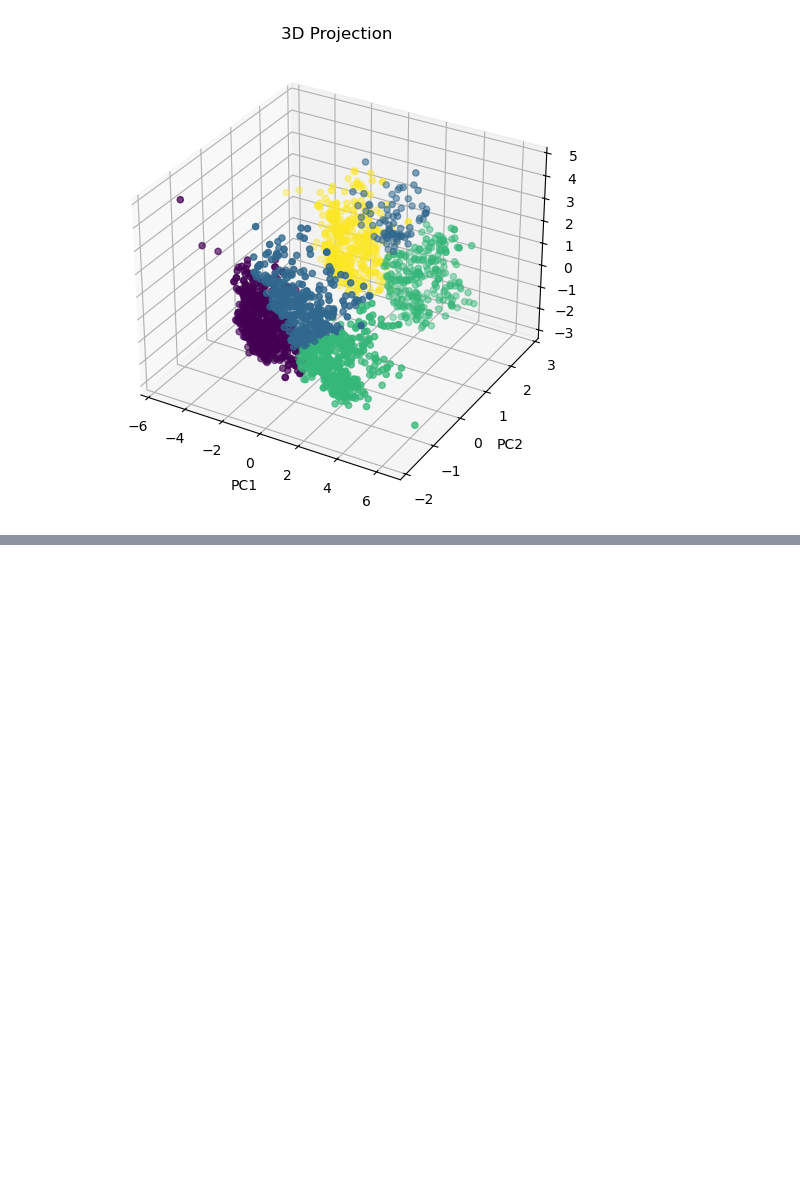
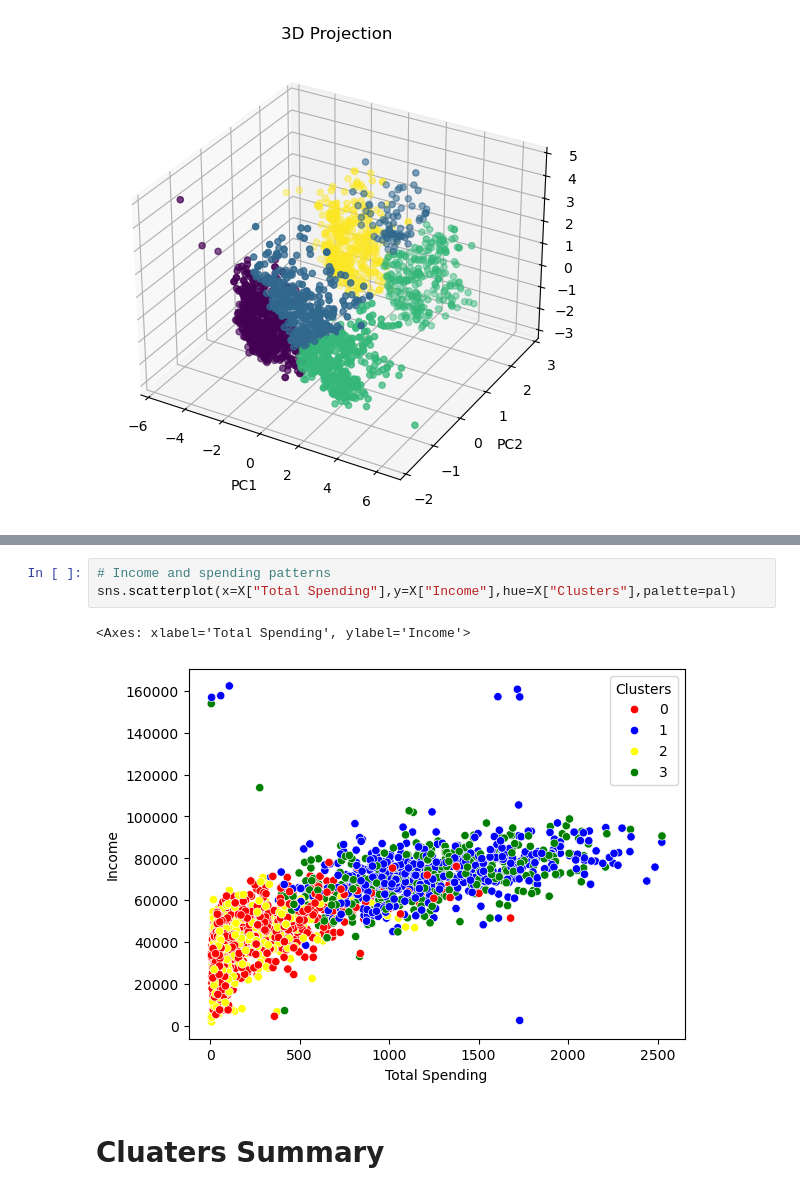
Before and after one commit to Sauravkumarv/E-commarce_customer_segmetation_system, a Jupyter notebook: e-commarce-customer-segmentation-system.ipynb, the cells around one changed output, grey strips where cells are left out. Cells and saved outputs as stored; diff of their text form; blank space fills up the shorter version.

```diff
--- a/e-commarce-customer-segmentation-system.ipynb
+++ b/e-commarce-customer-segmentation-system.ipynb
@@ -259,0 +271,8 @@ TypeError: AgglomerativeClustering.__init__() got an unexpected keyword argument
+# %%
+# Income and spending patterns
+sns.scatterplot(x=X["Total Spending"],y=X["Income"],hue=X["Clusters"],palette=pal)
+# %% [output]
+<Axes: xlabel='Total Spending', ylabel='Income'>
+[figure, added]
+# %% [markdown]
+# Cluaters Summary
```
Also changed, not shown: parts of 5 cells of this notebook, 1 other file.
